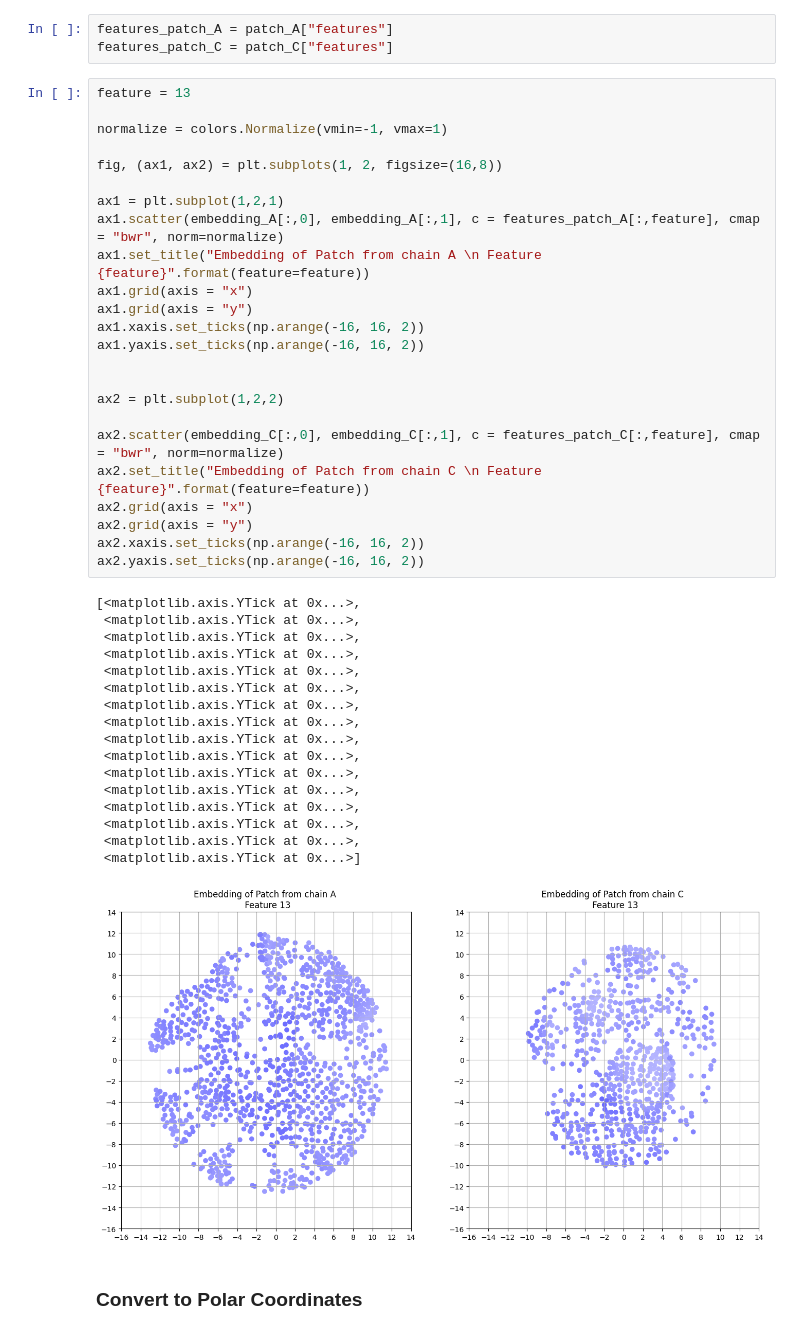
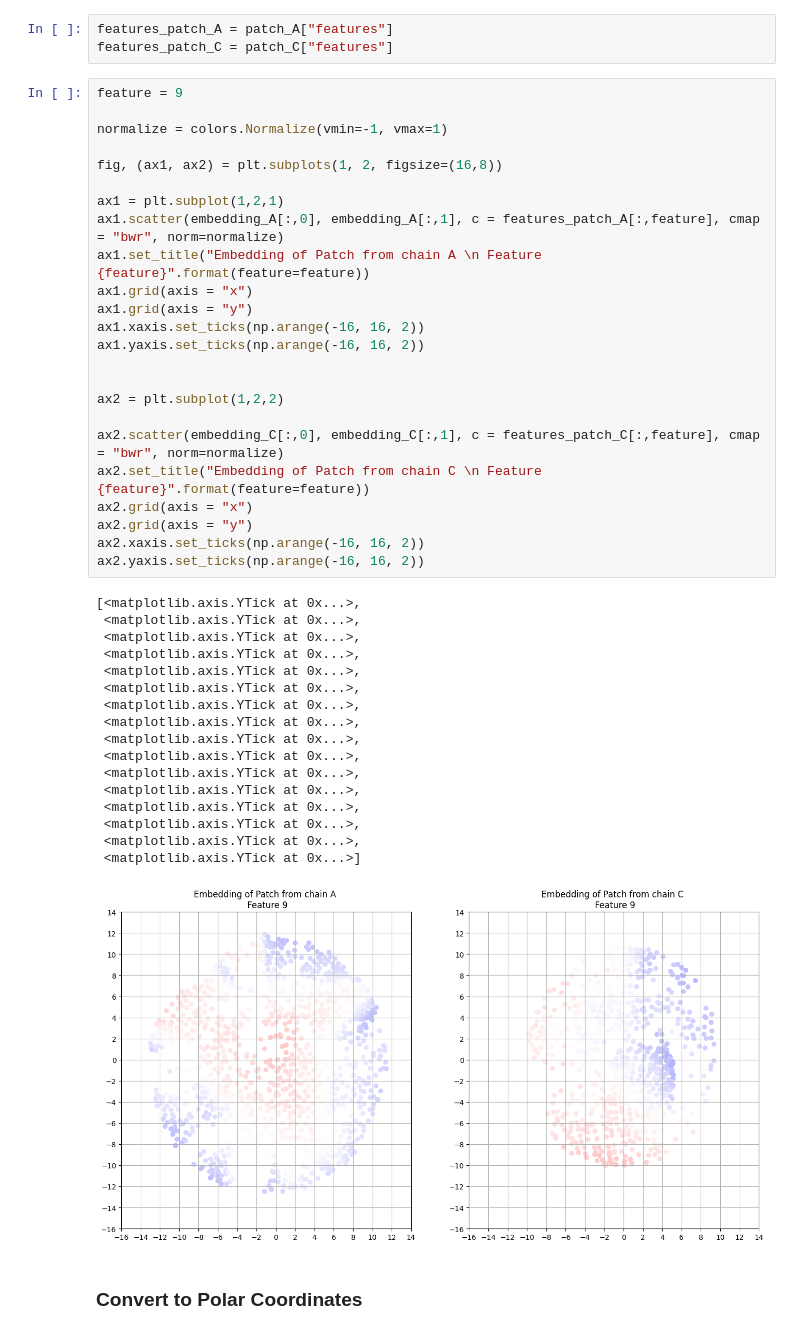
Before and after one commit to DavidGraber/protein_surface_modelling, a Jupyter notebook: main.ipynb, the cells around one changed output. Cells and saved outputs as stored; diff of their text form.

```diff
--- a/main.ipynb
+++ b/main.ipynb
@@ -279,7 +279,7 @@ ax2.yaxis.set_ticks(np.arange(-16, 16, 2))
 features_patch_A = patch_A["features"]
 features_patch_C = patch_C["features"]
 # %%
-feature = 13
+feature = 9
 
 normalize = colors.Normalize(vmin=-1, vmax=1)
 
@@ -292,34 +292,34 @@ ax1.grid(axis = "x")
 ax1.grid(axis = "y")
 ax1.xaxis.set_ticks(np.arange(-16, 16, 2))
 ax1.yaxis.set_ticks(np.arange(-16, 16, 2))
 
 
 ax2 = plt.subplot(1,2,2)
 
 ax2.scatter(embedding_C[:,0], embedding_C[:,1], c = features_patch_C[:,feature], cmap = "bwr", norm=normalize)
 ax2.set_title("Embedding of Patch from chain C \n Feature {feature}".format(feature=feature))
 ax2.grid(axis = "x")
 ax2.grid(axis = "y")
 ax2.xaxis.set_ticks(np.arange(-16, 16, 2))
 ax2.yaxis.set_ticks(np.arange(-16, 16, 2))
 # %% [output]
 [<matplotlib.axis.YTick at 0x...>,
  <matplotlib.axis.YTick at 0x...>,
  <matplotlib.axis.YTick at 0x...>,
  <matplotlib.axis.YTick at 0x...>,
  <matplotlib.axis.YTick at 0x...>,
  <matplotlib.axis.YTick at 0x...>,
  <matplotlib.axis.YTick at 0x...>,
  <matplotlib.axis.YTick at 0x...>,
  <matplotlib.axis.YTick at 0x...>,
  <matplotlib.axis.YTick at 0x...>,
  <matplotlib.axis.YTick at 0x...>,
  <matplotlib.axis.YTick at 0x...>,
  <matplotlib.axis.YTick at 0x...>,
  <matplotlib.axis.YTick at 0x...>,
  <matplotlib.axis.YTick at 0x...>,
  <matplotlib.axis.YTick at 0x...>]
-[figure, old version]
+[figure, new version]
 # %% [markdown]
 ### Convert to Polar Coordinates
 # %%
```
Also changed, not shown: parts of 6 cells of this notebook.
